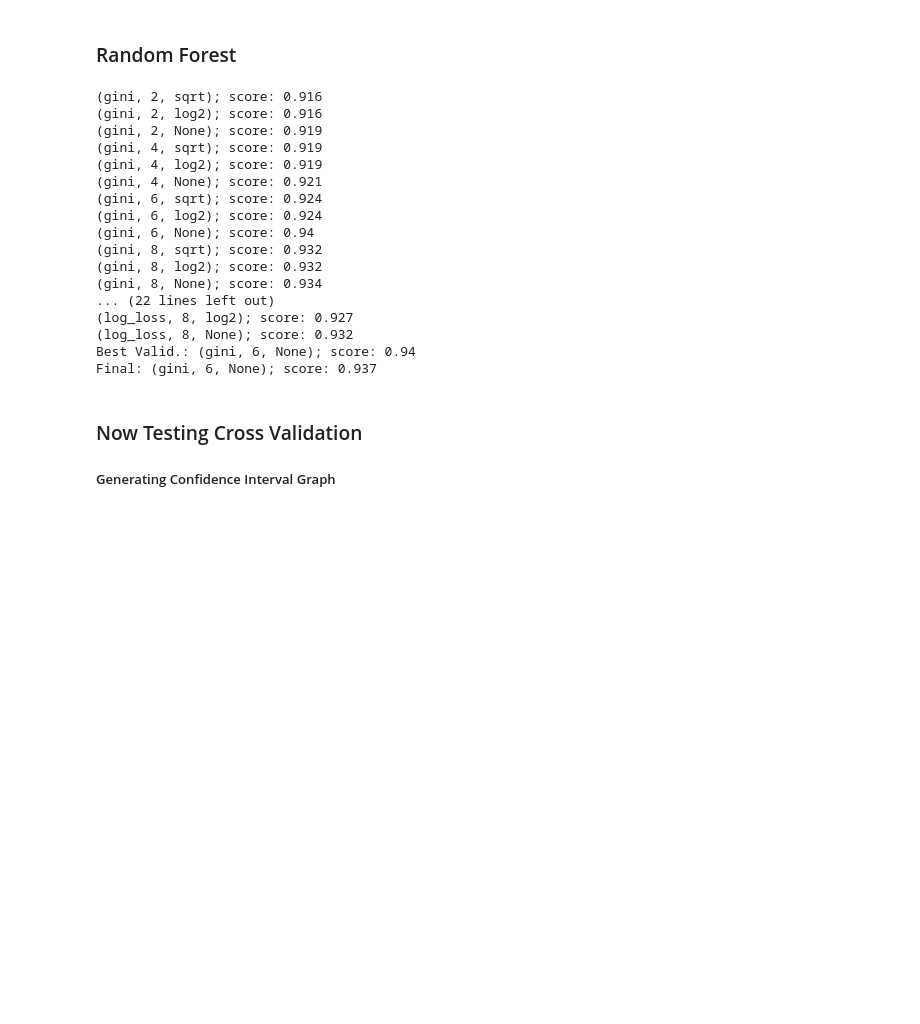
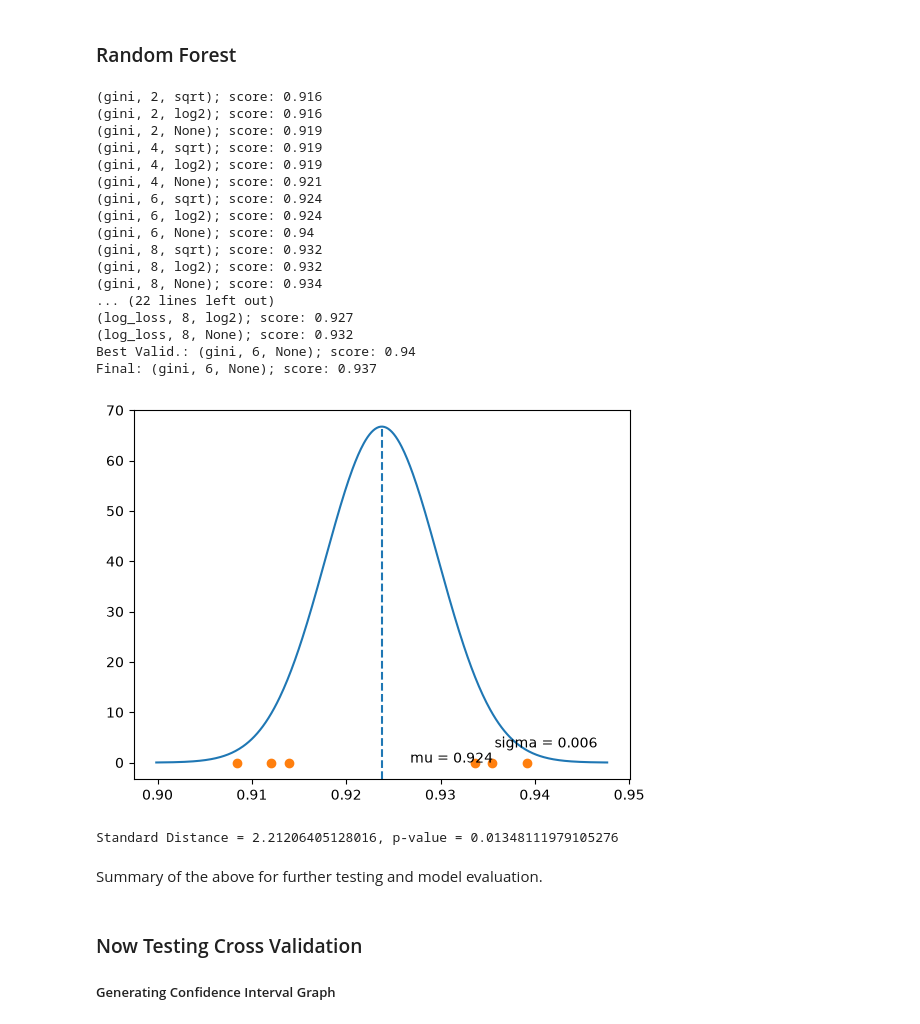
Before and after one commit to AlexMinasyan/Country-Income-Tier-Classifier, a Jupyter notebook: ml.ipynb, the cells around one changed output. Saved outputs shown, nothing was run; the diff lists cells and outputs as text; code cells hidden in the pictures; blank space fills up the shorter version.

```diff
--- a/ml.ipynb
+++ b/ml.ipynb
@@ -32,7 +37,7 @@ random.seed(123)
 def stringify(res): # Takes in a result object of { 'score': int, ['options': values] }
     iterated_keys = list(set(res.keys()) - set(['score']))
     specs_string = f'({', '.join([str(res[x]) for x in iterated_keys])})'
-    return f'{specs_string}; score: {res['score']}'
+    return f'{specs_string}; score: {round(res['score'], 3)}'
 # %% [markdown]
 ### Dataset
 # %%
@@ -177,33 +204,45 @@ for combo in option_combos:
     results.append(res)
     print(stringify(res))
 
 sorted_results = sorted(results, key = lambda d: d['score'], reverse = True)
 print(f'Best Valid.: {stringify(sorted_results[0])}')
 
 # Training the Final Model and Testing
 final_clf = RandomForestClassifier(criterion = sorted_results[0]['criterion'], max_depth = sorted_results[0]['max-depth'], max_features = sorted_results[0]['max-features'], random_state = 123)
 final_clf.fit(pd.concat([X_train, X_valid]), pd.concat([y_train, y_valid]).values.ravel())
 final_score = final_clf.score(X_test, y_test) # type: ignore
 final_res = { 'score': round(final_score, 3), 'criterion': sorted_results[0]['criterion'], 'max-depth': sorted_results[0]['max-depth'], 'max_features': sorted_results[0]['max-features'] }
 print(f'Final: {stringify(final_res)}')
+
+scores = np.array([d['score'] for d in results])
+gen_CI(scores.mean(), scores.std())
+
+stds_away = (final_res['score'] - scores.mean()) / scores.std()
+p_value = norm.sf(abs(stds_away)) # a one-sided stat was used because we know that this value will be above the mean.
+
+print(f'Standard Distance = {stds_away}, p-value = {p_value}')
 # %% [output]
 (gini, 2, sqrt); score: 0.916
 (gini, 2, log2); score: 0.916
 (gini, 2, None); score: 0.919
 (gini, 4, sqrt); score: 0.919
 (gini, 4, log2); score: 0.919
 (gini, 4, None); score: 0.921
 (gini, 6, sqrt); score: 0.924
 (gini, 6, log2); score: 0.924
 (gini, 6, None); score: 0.94
 (gini, 8, sqrt); score: 0.932
 (gini, 8, log2); score: 0.932
 (gini, 8, None); score: 0.934
 ... (22 lines left out)
 (log_loss, 8, log2); score: 0.927
 (log_loss, 8, None); score: 0.932
 Best Valid.: (gini, 6, None); score: 0.94
 Final: (gini, 6, None); score: 0.937
+[figure, added]
+Standard Distance = 2.21206405128016, p-value = 0.01348111979105276
+# %% [markdown]
+Summary of the above for further testing and model evaluation.
 # %% [markdown]
 ### Now Testing Cross Validation
 ##### Generating Confidence Interval Graph
```
Also changed, not shown: parts of 4 cells of this notebook.
